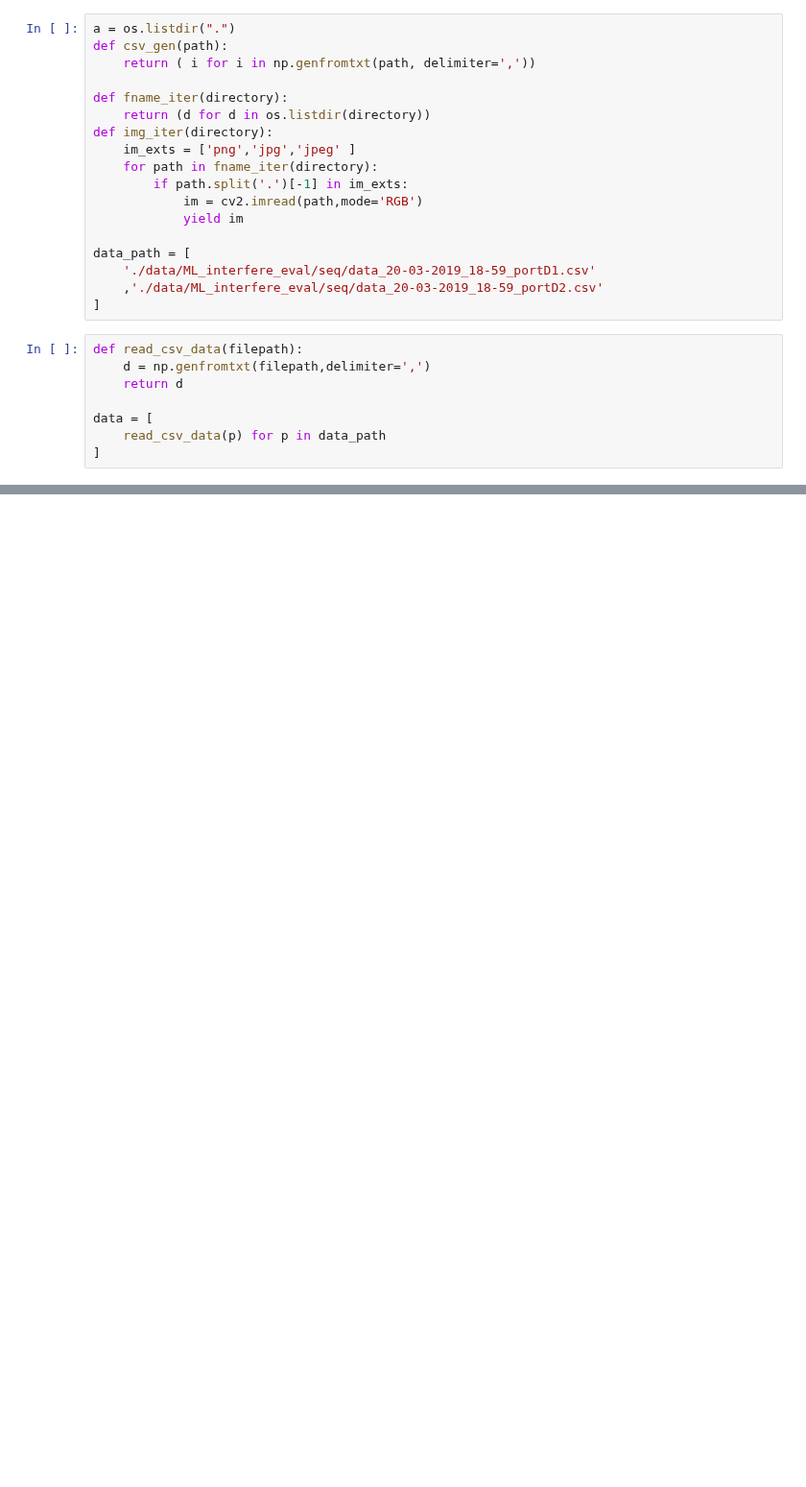
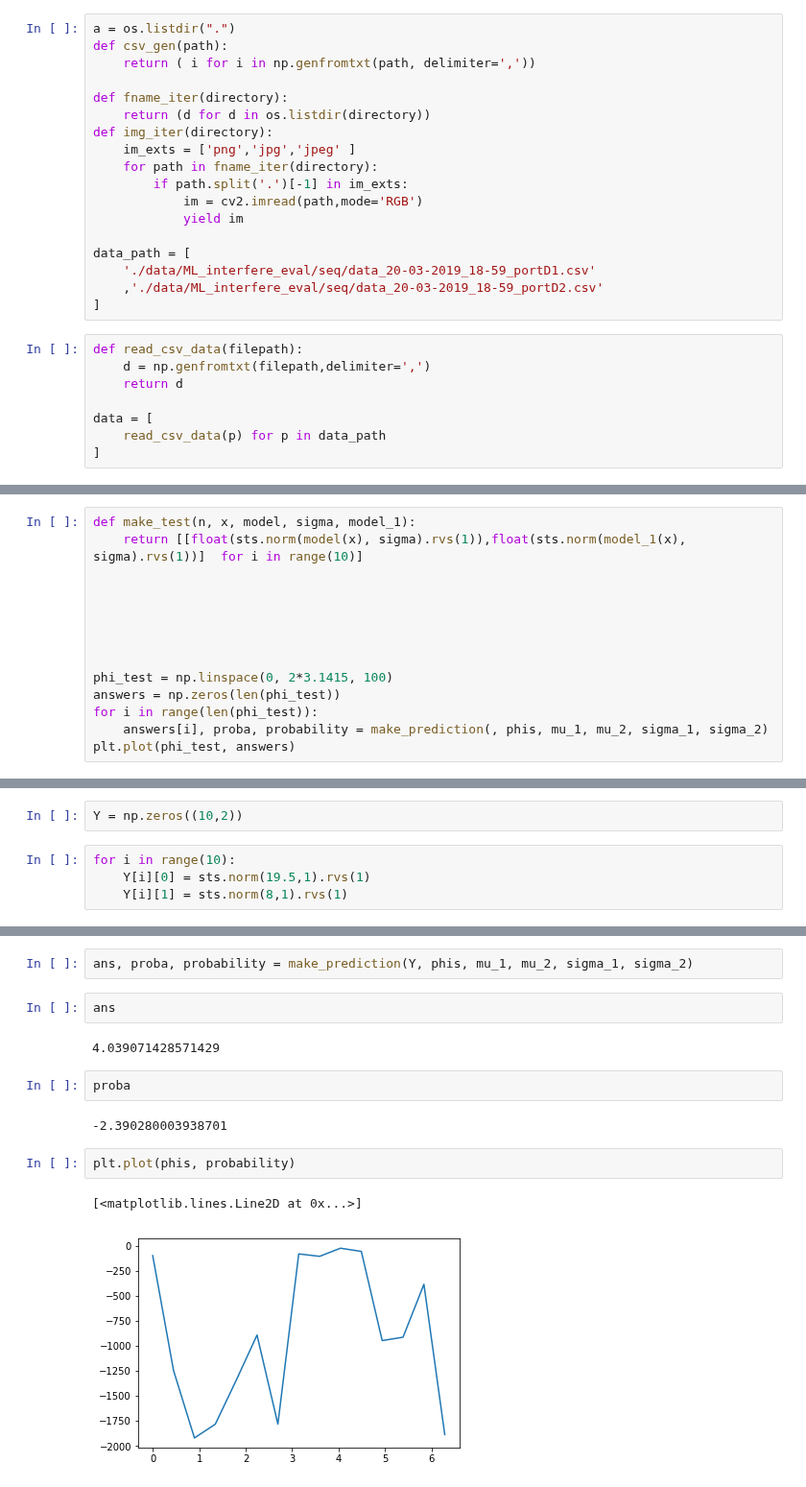
Before and after one commit to DaniloZZZ/quantTechLab, a Jupyter notebook: Statistical phase estimation.ipynb, the cells around one changed output, grey strips where cells are left out. Shown at 96% size. Cells and saved outputs as stored; diff of their text form; blank space fills up the shorter version.

```diff
--- a/Statistical phase estimation.ipynb
+++ b/Statistical phase estimation.ipynb
@@ -47,0 +106,14 @@ data
+# %%
+def make_test(n, x, model, sigma, model_1):
+    return [[float(sts.norm(model(x), sigma).rvs(1)),float(sts.norm(model_1(x), sigma).rvs(1))]  for i in range(10)]
+
+
+
+
+
+
+phi_test = np.linspace(0, 2*3.1415, 100)
+answers = np.zeros(len(phi_test))
+for i in range(len(phi_test)):
+    answers[i], proba, probability = make_prediction(, phis, mu_1, mu_2, sigma_1, sigma_2)
+plt.plot(phi_test, answers)
@@ -47,0 +127,6 @@ data
+# %%
+Y = np.zeros((10,2))
+# %%
+for i in range(10):
+    Y[i][0] = sts.norm(19.5,1).rvs(1)
+    Y[i][1] = sts.norm(8,1).rvs(1)
@@ -47,0 +146,15 @@ data
+# %%
+ans, proba, probability = make_prediction(Y, phis, mu_1, mu_2, sigma_1, sigma_2)
+# %%
+ans
+# %% [output]
+4.039071428571429
+# %%
+proba
+# %% [output]
+-2.390280003938701
+# %%
+plt.plot(phis, probability)
+# %% [output]
+[<matplotlib.lines.Line2D at 0x...>]
+[figure, added]
```
Also changed, not shown: parts of 16 cells of this notebook, 1 other file.
